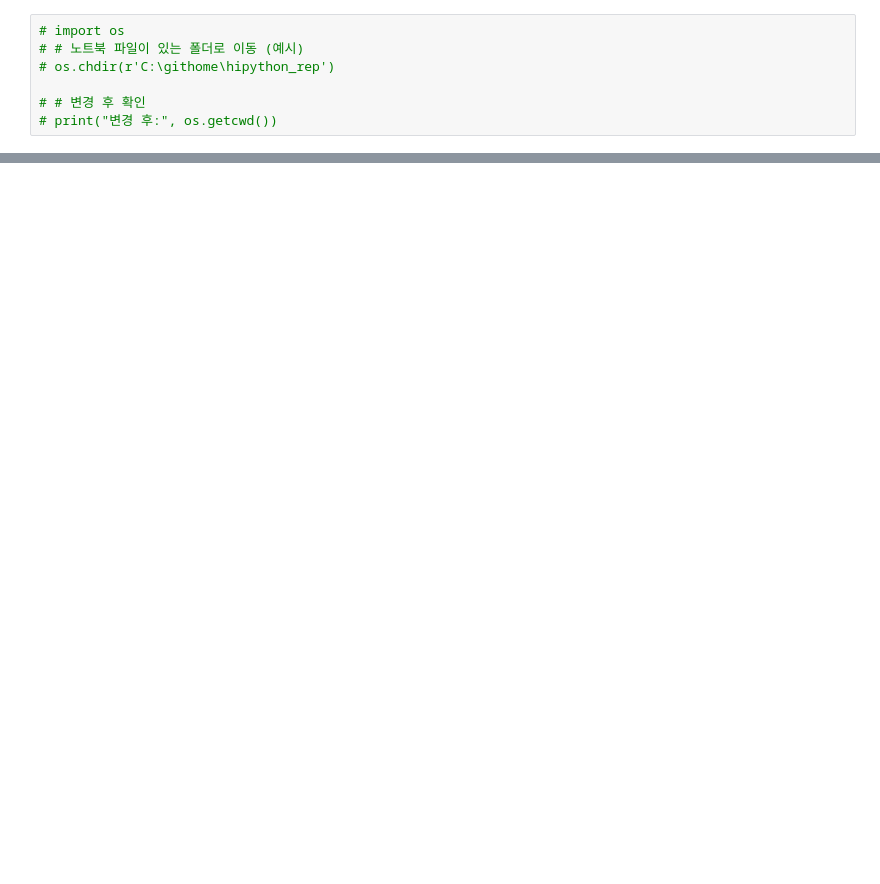
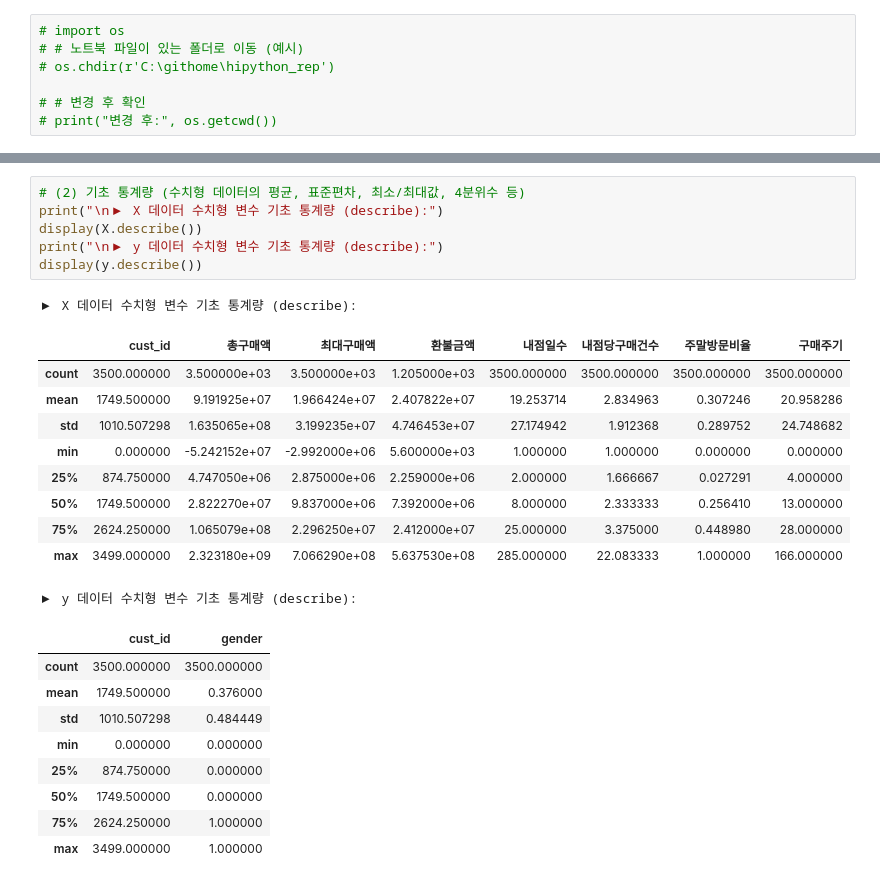
Before and after one commit to sohson/hipython, a Jupyter notebook: ml/5.분류예측모델_성별예측.ipynb, the cells around one changed output, grey strips where cells are left out. Saved outputs shown, nothing was run; the diff lists cells and outputs as text; blank space fills up the shorter version.

```diff
--- a/ml/5.분류예측모델_성별예측.ipynb
+++ b/ml/5.분류예측모델_성별예측.ipynb
@@ -46,0 +95,27 @@ FileNotFoundError: [Errno 2] No such file or directory: './data/X.csv'
+# %%
+# (2) 기초 통계량 (수치형 데이터의 평균, 표준편차, 최소/최대값, 4분위수 등)
+print("\n▶ X 데이터 수치형 변수 기초 통계량 (describe):")
+display(X.describe())
+print("\n▶ y 데이터 수치형 변수 기초 통계량 (describe):")
+display(y.describe())
+# %% [output]
+▶ X 데이터 수치형 변수 기초 통계량 (describe):
+|  | cust_id | 총구매액 | 최대구매액 | 환불금액 | 내점일수 | 내점당구매건수 | 주말방문비율 | 구매주기 |
+| count | 3500.000000 | 3.500000e+03 | 3.500000e+03 | 1.205000e+03 | 3500.000000 | 3500.000000 | 3500.000000 | 3500.000000 |
+| mean | 1749.500000 | 9.191925e+07 | 1.966424e+07 | 2.407822e+07 | 19.253714 | 2.834963 | 0.307246 | 20.958286 |
+| std | 1010.507298 | 1.635065e+08 | 3.199235e+07 | 4.746453e+07 | 27.174942 | 1.912368 | 0.289752 | 24.748682 |
+| min | 0.000000 | -5.242152e+07 | -2.992000e+06 | 5.600000e+03 | 1.000000 | 1.000000 | 0.000000 | 0.000000 |
+| 25% | 874.750000 | 4.747050e+06 | 2.875000e+06 | 2.259000e+06 | 2.000000 | 1.666667 | 0.027291 | 4.000000 |
+| 50% | 1749.500000 | 2.822270e+07 | 9.837000e+06 | 7.392000e+06 | 8.000000 | 2.333333 | 0.256410 | 13.000000 |
+| 75% | 2624.250000 | 1.065079e+08 | 2.296250e+07 | 2.412000e+07 | 25.000000 | 3.375000 | 0.448980 | 28.000000 |
+| max | 3499.000000 | 2.323180e+09 | 7.066290e+08 | 5.637530e+08 | 285.000000 | 22.083333 | 1.000000 | 166.000000 |
+▶ y 데이터 수치형 변수 기초 통계량 (describe):
+|  | cust_id | gender |
+| count | 3500.000000 | 3500.000000 |
+| mean | 1749.500000 | 0.376000 |
+| std | 1010.507298 | 0.484449 |
+| min | 0.000000 | 0.000000 |
+| 25% | 874.750000 | 0.000000 |
+| 50% | 1749.500000 | 0.000000 |
+| 75% | 2624.250000 | 1.000000 |
+| max | 3499.000000 | 1.000000 |
```
Also changed, not shown: parts of 42 cells of this notebook, 3 other files.
